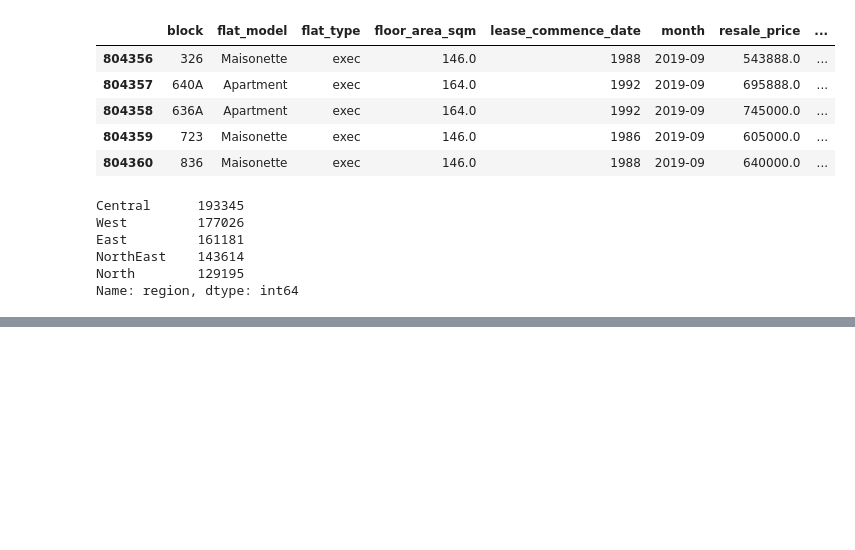
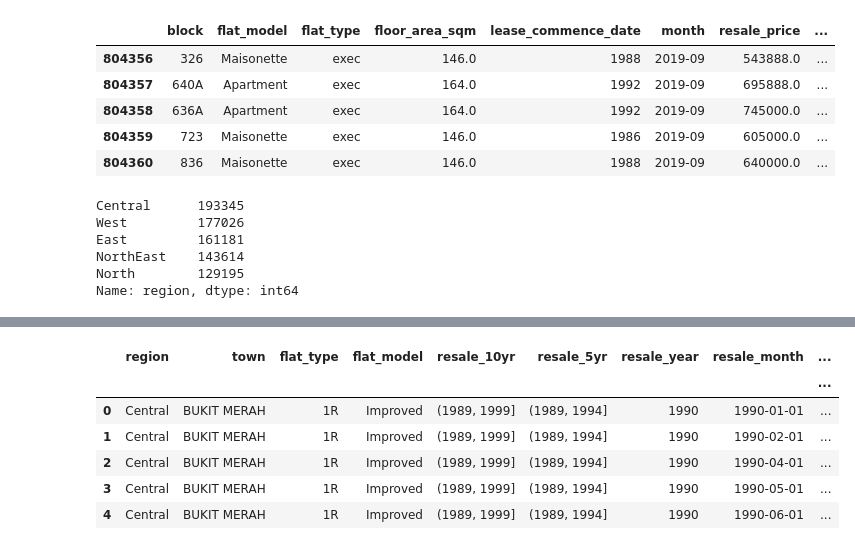
Before and after one commit to ravi-gopalan/singapore_hdb_price_analysis, a Jupyter notebook: singapore_hdb_resale_transactions.ipynb, the cells around one changed output, grey strips where cells are left out. Drawn from its saved outputs; the diff is of its cells as text; code cells hidden in the pictures; blank space fills up the shorter version.

```diff
--- a/singapore_hdb_resale_transactions.ipynb
+++ b/singapore_hdb_resale_transactions.ipynb
@@ -736,0 +828,3 @@ memory usage: 122.7+ MB
+# %%
+df_simplified = df[['region','town','flat_type','flat_model','storey_range','resale_10yr','resale_5yr','resale_year','resale_month','resale_price','floor_area_sqm']]
+df_simplified.head()
@@ -736,0 +838,16 @@ memory usage: 122.7+ MB
+# %%
+df_grouped = df_simplified.groupby(by=['region','town','flat_type','flat_model','resale_10yr','resale_5yr','resale_year','resale_month'],\
+                                   as_index=False)\
+                                   .agg({'resale_price': ['sum', 'count','mean','median'], \
+                                         'floor_area_sqm': ['sum','count','mean','median']})
+# %%
+df_grouped.head()
+df_grouped.tail()
+# %% [output]
+|  | region | town | flat_type | flat_model | resale_10yr | resale_5yr | resale_year | resale_month | ... |
+|  |  |  |  |  |  |  |  |  | ... |
+| 0 | Central | BUKIT MERAH | 1R | Improved | (1989, 1999] | (1989, 1994] | 1990 | 1990-01-01 | ... |
+| 1 | Central | BUKIT MERAH | 1R | Improved | (1989, 1999] | (1989, 1994] | 1990 | 1990-02-01 | ... |
+| 2 | Central | BUKIT MERAH | 1R | Improved | (1989, 1999] | (1989, 1994] | 1990 | 1990-04-01 | ... |
+| 3 | Central | BUKIT MERAH | 1R | Improved | (1989, 1999] | (1989, 1994] | 1990 | 1990-05-01 | ... |
+| 4 | Central | BUKIT MERAH | 1R | Improved | (1989, 1999] | (1989, 1994] | 1990 | 1990-06-01 | ... |
```
Also changed, not shown: parts of 24 cells of this notebook.
